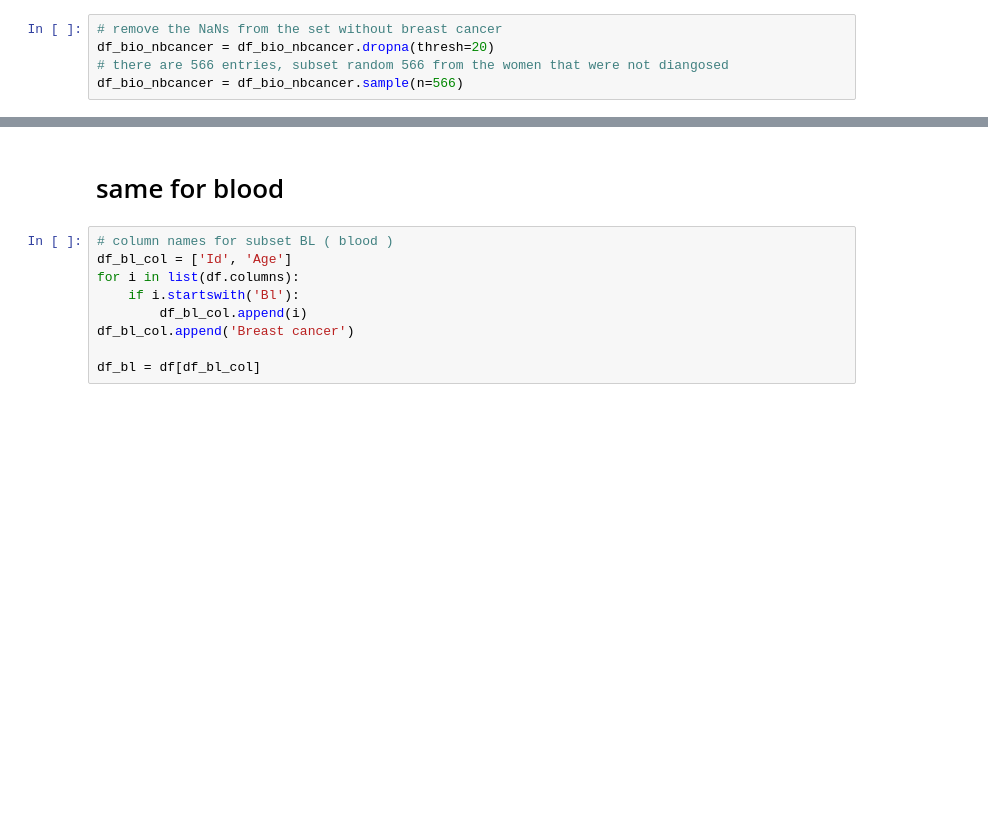
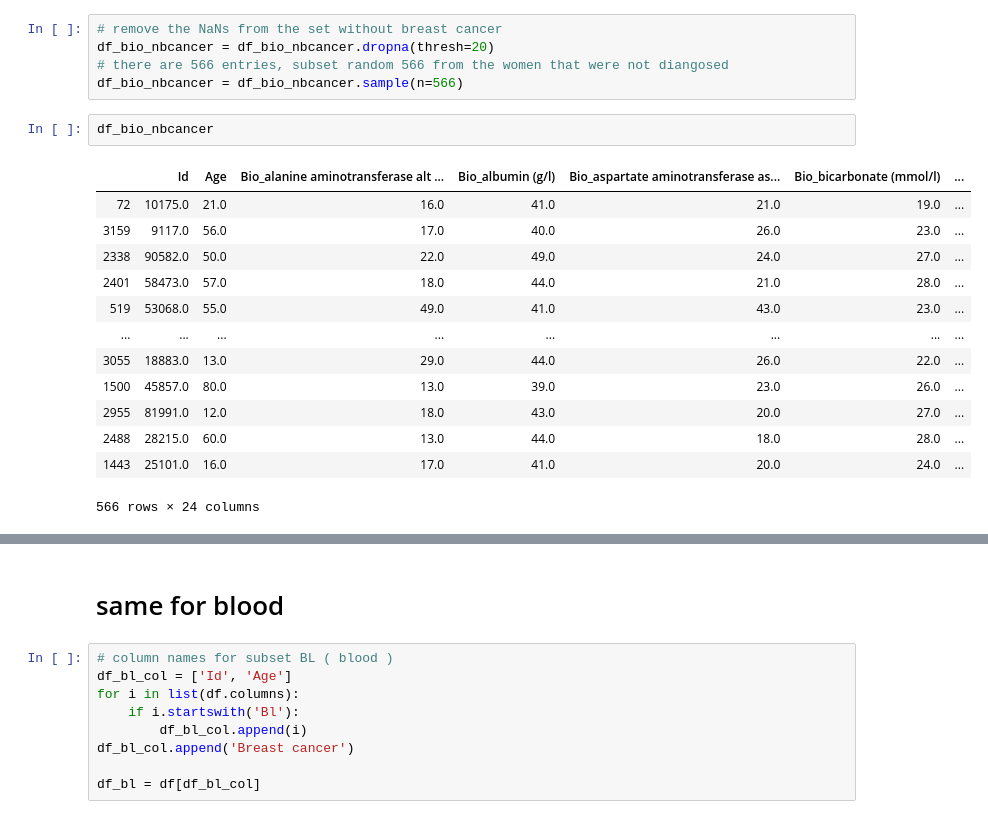
Before and after one commit to kutzkami/data-ber-10-19, a Jupyter notebook: module-3_projects/final-project/Breast Cancer Project/NHANES_ALL.ipynb, the cells around one changed output, grey strips where cells are left out. Cells and saved outputs as stored; diff of their text form; blank space fills up the shorter version.

```diff
--- a/module-3_projects/final-project/Breast Cancer Project/NHANES_ALL.ipynb
+++ b/module-3_projects/final-project/Breast Cancer Project/NHANES_ALL.ipynb
@@ -512,3 +551,19 @@ memory usage: 115.0 KB
 df_bio_nbcancer = df_bio_nbcancer.dropna(thresh=20)
 # there are 566 entries, subset random 566 from the women that were not diangosed
 df_bio_nbcancer = df_bio_nbcancer.sample(n=566)
+# %%
+df_bio_nbcancer
+# %% [output]
+|  | Id | Age | Bio_alanine aminotransferase alt ... | Bio_albumin (g/l) | Bio_aspartate aminotransferase as... | Bio_bicarbonate (mmol/l) | ... |
+| 72 | 10175.0 | 21.0 | 16.0 | 41.0 | 21.0 | 19.0 | ... |
+| 3159 | 9117.0 | 56.0 | 17.0 | 40.0 | 26.0 | 23.0 | ... |
+| 2338 | 90582.0 | 50.0 | 22.0 | 49.0 | 24.0 | 27.0 | ... |
+| 2401 | 58473.0 | 57.0 | 18.0 | 44.0 | 21.0 | 28.0 | ... |
+| 519 | 53068.0 | 55.0 | 49.0 | 41.0 | 43.0 | 23.0 | ... |
+| ... | ... | ... | ... | ... | ... | ... | ... |
+| 3055 | 18883.0 | 13.0 | 29.0 | 44.0 | 26.0 | 22.0 | ... |
+| 1500 | 45857.0 | 80.0 | 13.0 | 39.0 | 23.0 | 26.0 | ... |
+| 2955 | 81991.0 | 12.0 | 18.0 | 43.0 | 20.0 | 27.0 | ... |
+| 2488 | 28215.0 | 60.0 | 13.0 | 44.0 | 18.0 | 28.0 | ... |
+| 1443 | 25101.0 | 16.0 | 17.0 | 41.0 | 20.0 | 24.0 | ... |
+566 rows × 24 columns
```
Also changed, not shown: parts of 15 cells of this notebook, 6 other files.
